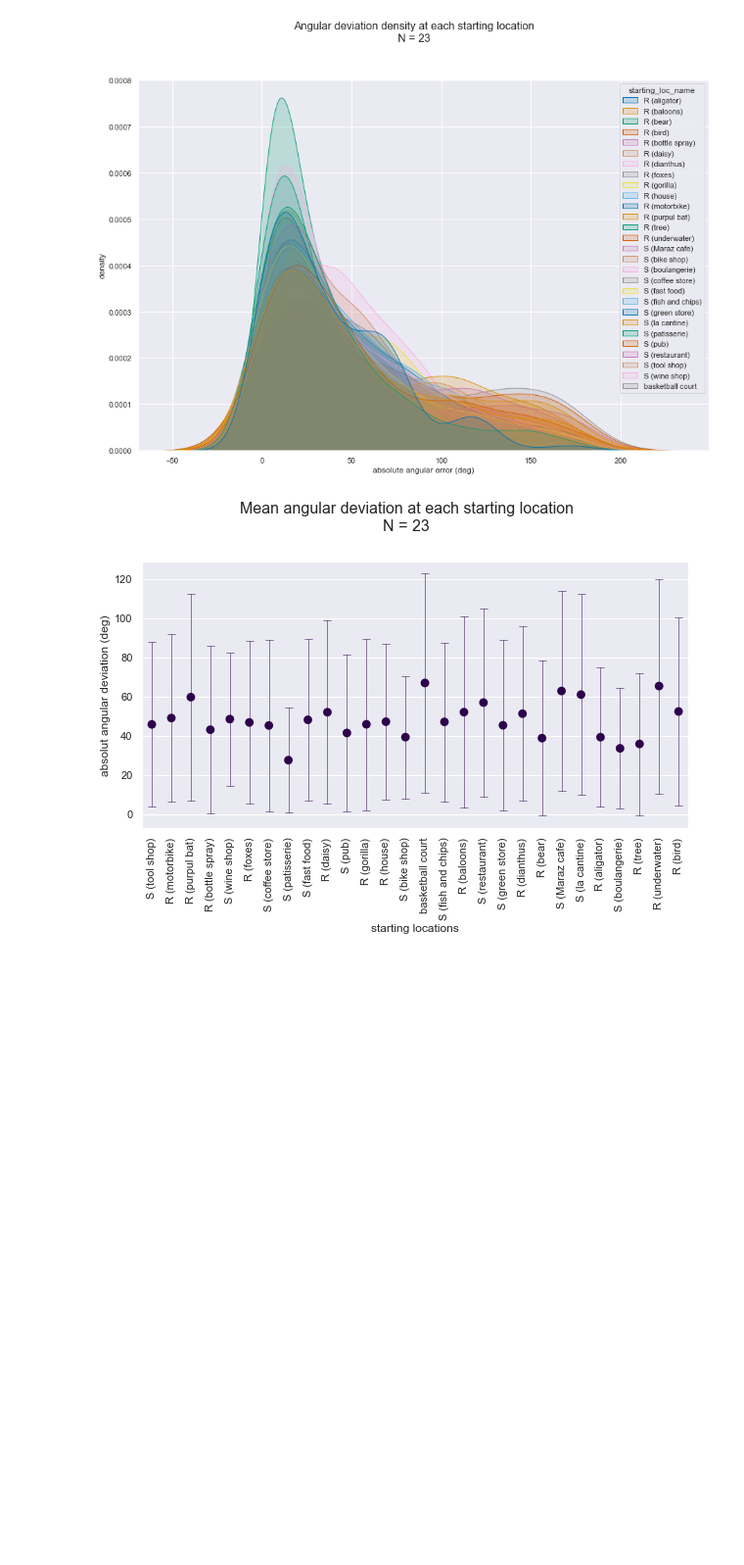
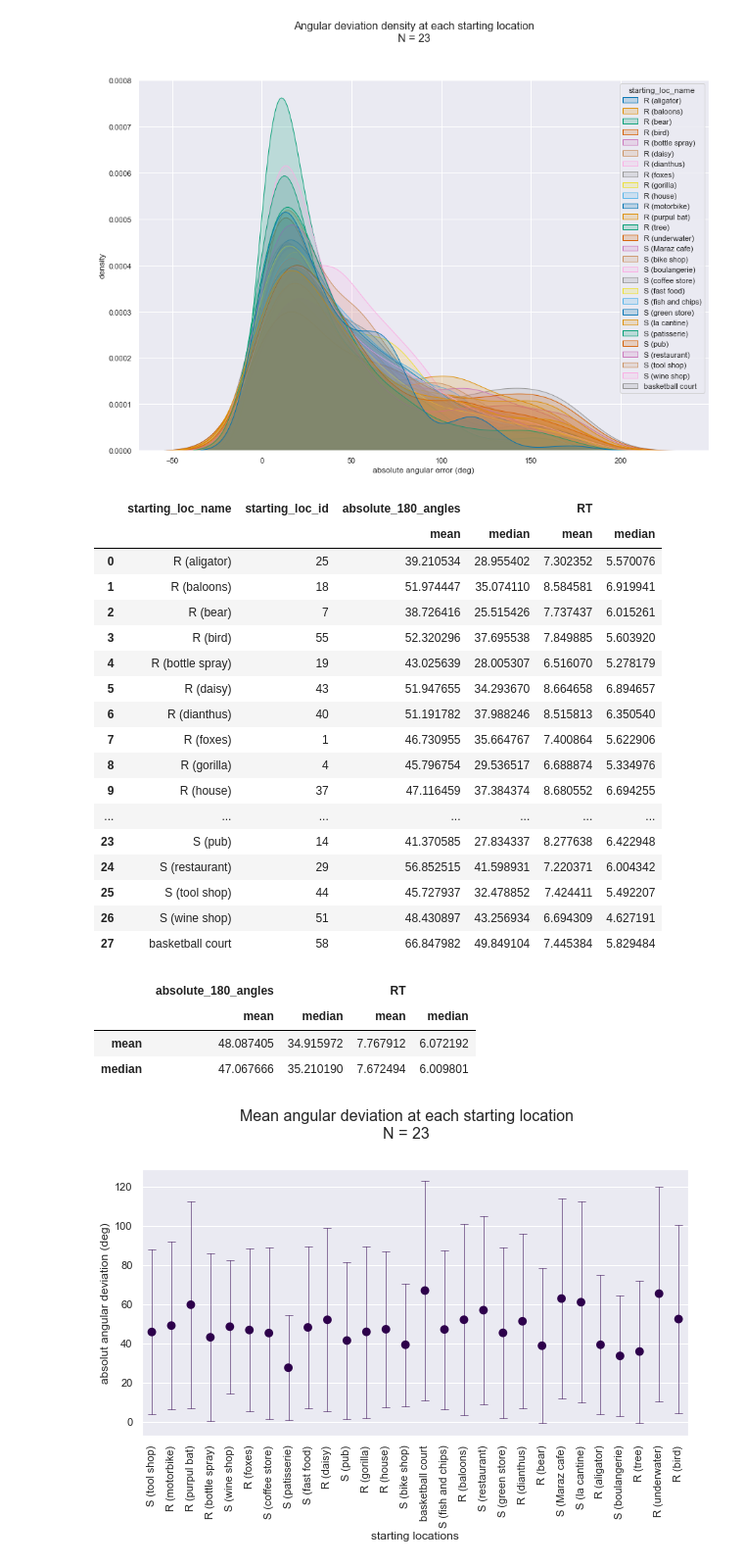
Before and after one commit to nora-maleki/humanA-pointing-task-analysis, a Jupyter notebook: analyses/01_main/03_analysis.ipynb, the cells around one changed output. Shown at 98% size. Saved outputs shown, nothing was run; the diff lists cells and outputs as text; code cells hidden in the pictures; blank space fills up the shorter version.

```diff
--- a/analyses/01_main/03_analysis.ipynb
+++ b/analyses/01_main/03_analysis.ipynb
@@ -129,4 +129,34 @@ fig.savefig(f'{PLOT_PATH}/density_angular_error_per_starting_location_{N}.png',
 plt.show()
 # %% [output]
 [figure]
+# %%
+mean_median_angle_RT = df_cleaned.groupby(['starting_loc_name', 'starting_loc_id'])[['absolute_180_angles', 'RT']].agg([np.mean, np.median]).reset_index()
+mean_median_angle_RT
+# %% [output]
+|  | starting_loc_name | starting_loc_id | absolute_180_angles |  | RT |  |
+|  |  |  | mean | median | mean | median |
+| 0 | R (aligator) | 25 | 39.210534 | 28.955402 | 7.302352 | 5.570076 |
+| 1 | R (baloons) | 18 | 51.974447 | 35.074110 | 8.584581 | 6.919941 |
+| 2 | R (bear) | 7 | 38.726416 | 25.515426 | 7.737437 | 6.015261 |
+| 3 | R (bird) | 55 | 52.320296 | 37.695538 | 7.849885 | 5.603920 |
+| 4 | R (bottle spray) | 19 | 43.025639 | 28.005307 | 6.516070 | 5.278179 |
+| 5 | R (daisy) | 43 | 51.947655 | 34.293670 | 8.664658 | 6.894657 |
+| 6 | R (dianthus) | 40 | 51.191782 | 37.988246 | 8.515813 | 6.350540 |
+| 7 | R (foxes) | 1 | 46.730955 | 35.664767 | 7.400864 | 5.622906 |
+| 8 | R (gorilla) | 4 | 45.796754 | 29.536517 | 6.688874 | 5.334976 |
+| 9 | R (house) | 37 | 47.116459 | 37.384374 | 8.680552 | 6.694255 |
+| ... | ... | ... | ... | ... | ... | ... |
+| 23 | S (pub) | 14 | 41.370585 | 27.834337 | 8.277638 | 6.422948 |
+| 24 | S (restaurant) | 29 | 56.852515 | 41.598931 | 7.220371 | 6.004342 |
+| 25 | S (tool shop) | 44 | 45.727937 | 32.478852 | 7.424411 | 5.492207 |
+| 26 | S (wine shop) | 51 | 48.430897 | 43.256934 | 6.694309 | 4.627191 |
+| 27 | basketball court | 58 | 66.847982 | 49.849104 | 7.445384 | 5.829484 |
+# %%
+mean_median_overall = mean_median_angle_RT.iloc[:,1:].agg([np.mean, np.median])
+mean_median_overall
+# %% [output]
+|  | absolute_180_angles |  | RT |  |
+|  | mean | median | mean | median |
+| mean | 48.087405 | 34.915972 | 7.767912 | 6.072192 |
+| median | 47.067666 | 35.210190 | 7.672494 | 6.009801 |
 # %%
```
Also changed, not shown: parts of 8 cells of this notebook.
